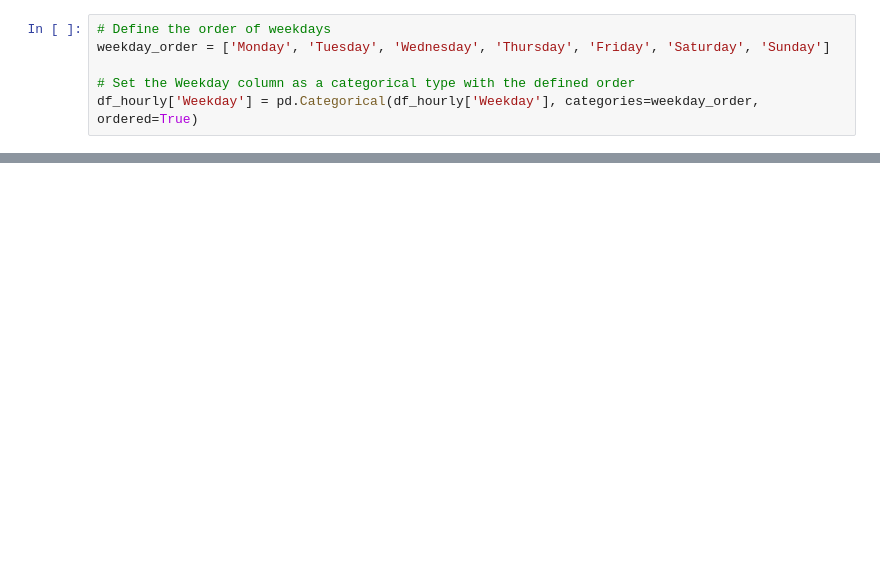
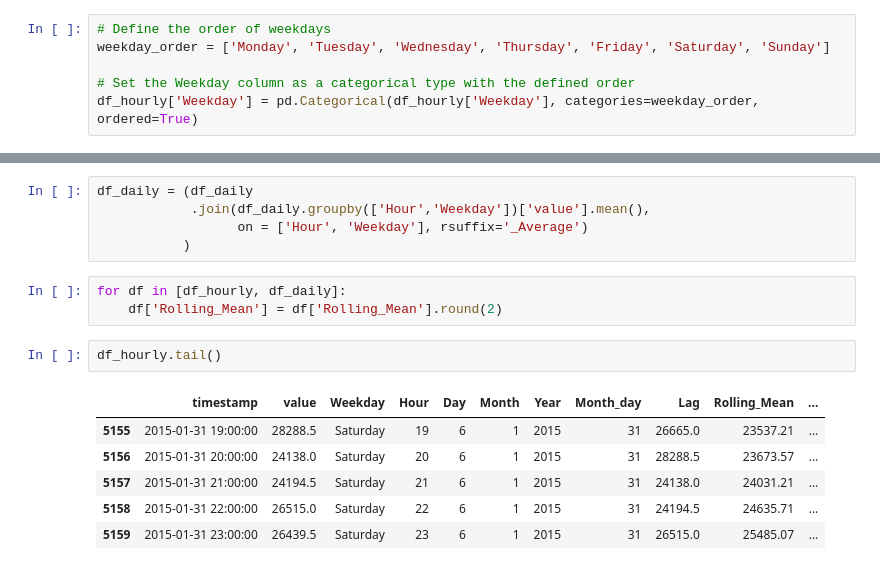
Before and after one commit to CoderCnc/AnomalyDetection, a Jupyter notebook: code.ipynb, the cells around one changed output, grey strips where cells are left out. Drawn from its saved outputs; the diff is of its cells as text; blank space fills up the shorter version.

```diff
--- a/code.ipynb
+++ b/code.ipynb
@@ -124,0 +180,17 @@ plot
+# %%
+df_daily = (df_daily
+            .join(df_daily.groupby(['Hour','Weekday'])['value'].mean(),
+                  on = ['Hour', 'Weekday'], rsuffix='_Average')
+           )
+# %%
+for df in [df_hourly, df_daily]:
+    df['Rolling_Mean'] = df['Rolling_Mean'].round(2)
+# %%
+df_hourly.tail()
+# %% [output]
+|  | timestamp | value | Weekday | Hour | Day | Month | Year | Month_day | Lag | Rolling_Mean | ... |
+| 5155 | 2015-01-31 19:00:00 | 28288.5 | Saturday | 19 | 6 | 1 | 2015 | 31 | 26665.0 | 23537.21 | ... |
+| 5156 | 2015-01-31 20:00:00 | 24138.0 | Saturday | 20 | 6 | 1 | 2015 | 31 | 28288.5 | 23673.57 | ... |
+| 5157 | 2015-01-31 21:00:00 | 24194.5 | Saturday | 21 | 6 | 1 | 2015 | 31 | 24138.0 | 24031.21 | ... |
+| 5158 | 2015-01-31 22:00:00 | 26515.0 | Saturday | 22 | 6 | 1 | 2015 | 31 | 24194.5 | 24635.71 | ... |
+| 5159 | 2015-01-31 23:00:00 | 26439.5 | Saturday | 23 | 6 | 1 | 2015 | 31 | 26515.0 | 25485.07 | ... |
```
Also changed, not shown: parts of 42 cells of this notebook.
